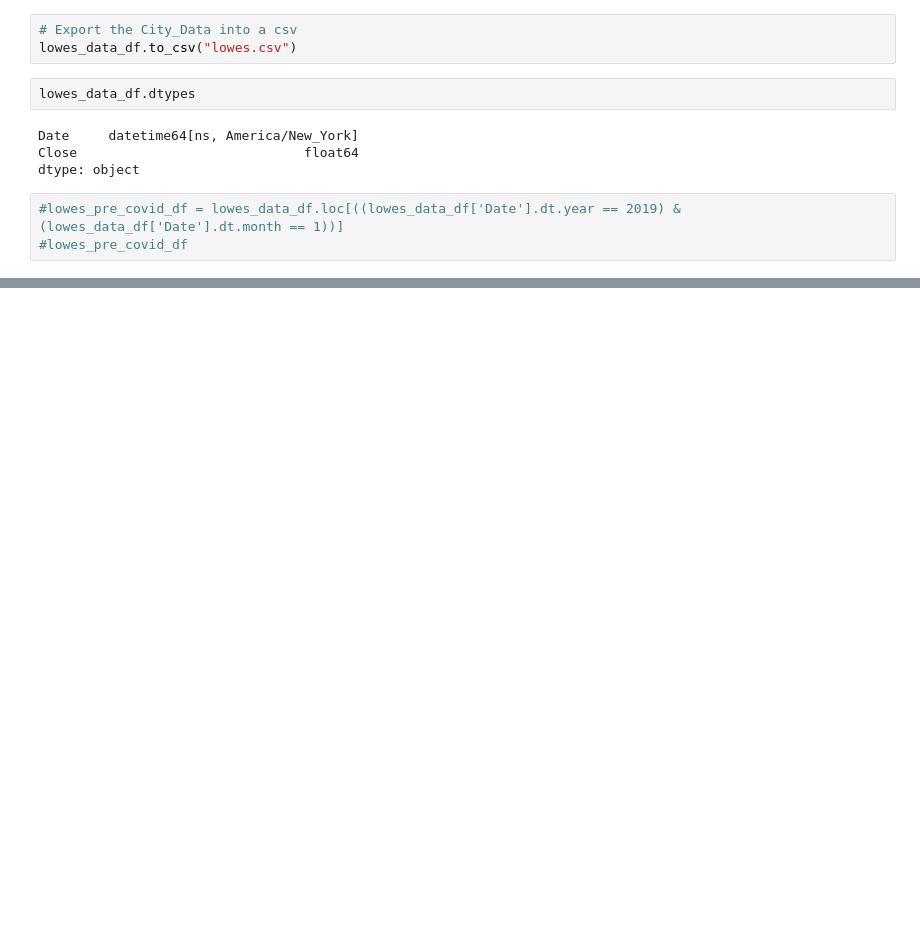
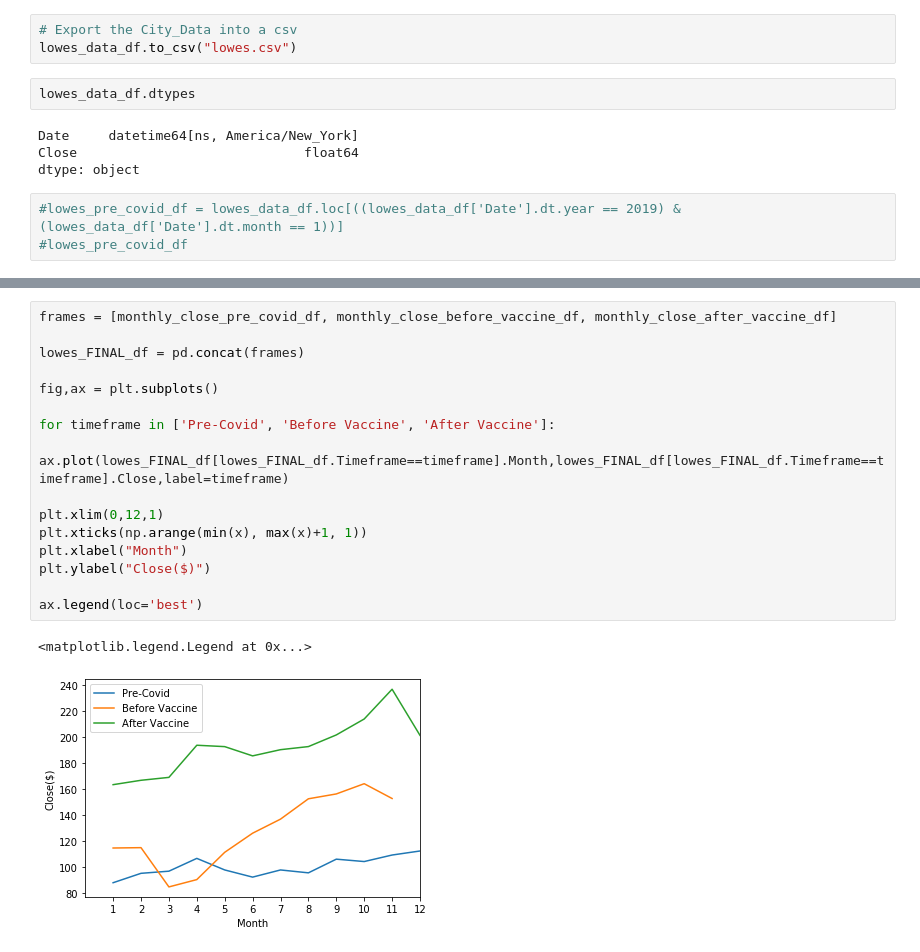
Before and after one commit to cjallow01/project-1, a Jupyter notebook: retail_covid_stocks.ipynb, the cells around one changed output, grey strips where cells are left out. Cells and saved outputs as stored; diff of their text form; blank space fills up the shorter version.

```diff
--- a/retail_covid_stocks.ipynb
+++ b/retail_covid_stocks.ipynb
@@ -151,0 +275,19 @@ pre_covid2[["Date","Close"]]
+# %%
+frames = [monthly_close_pre_covid_df, monthly_close_before_vaccine_df, monthly_close_after_vaccine_df]
+
+lowes_FINAL_df = pd.concat(frames)
+
+fig,ax = plt.subplots()
+
+for timeframe in ['Pre-Covid', 'Before Vaccine', 'After Vaccine']:
+    ax.plot(lowes_FINAL_df[lowes_FINAL_df.Timeframe==timeframe].Month,lowes_FINAL_df[lowes_FINAL_df.Timeframe==timeframe].Close,label=timeframe)
+
+plt.xlim(0,12,1)
+plt.xticks(np.arange(min(x), max(x)+1, 1))
+plt.xlabel("Month")
+plt.ylabel("Close($)")
+
+ax.legend(loc='best')
+# %% [output]
+<matplotlib.legend.Legend at 0x...>
+[figure, added]
```
Also changed, not shown: parts of 14 cells of this notebook, 1 other file.
